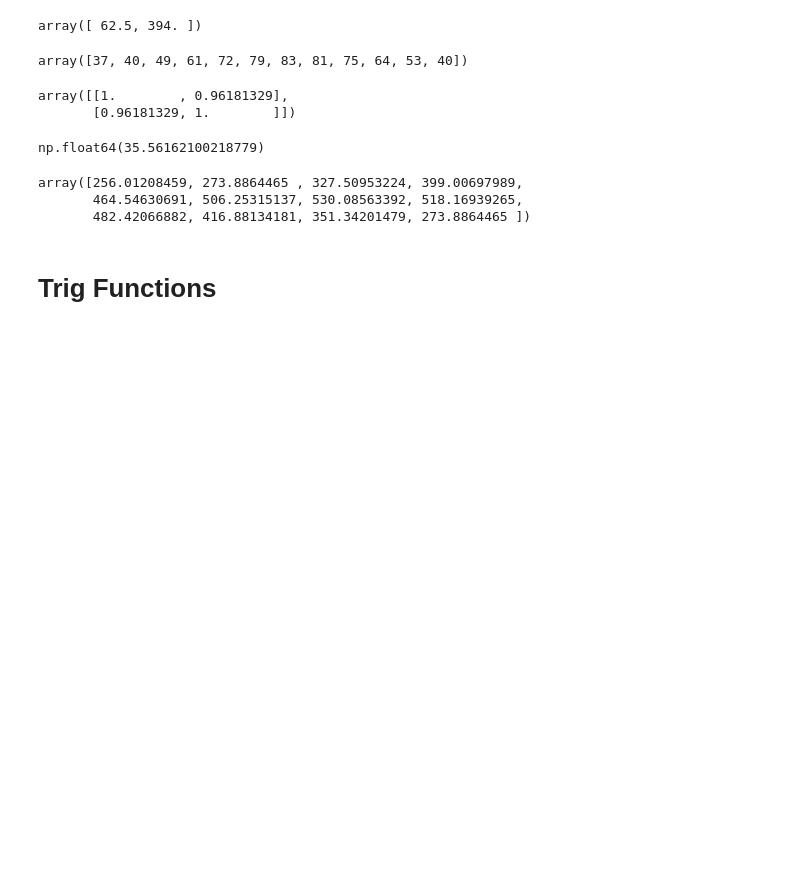
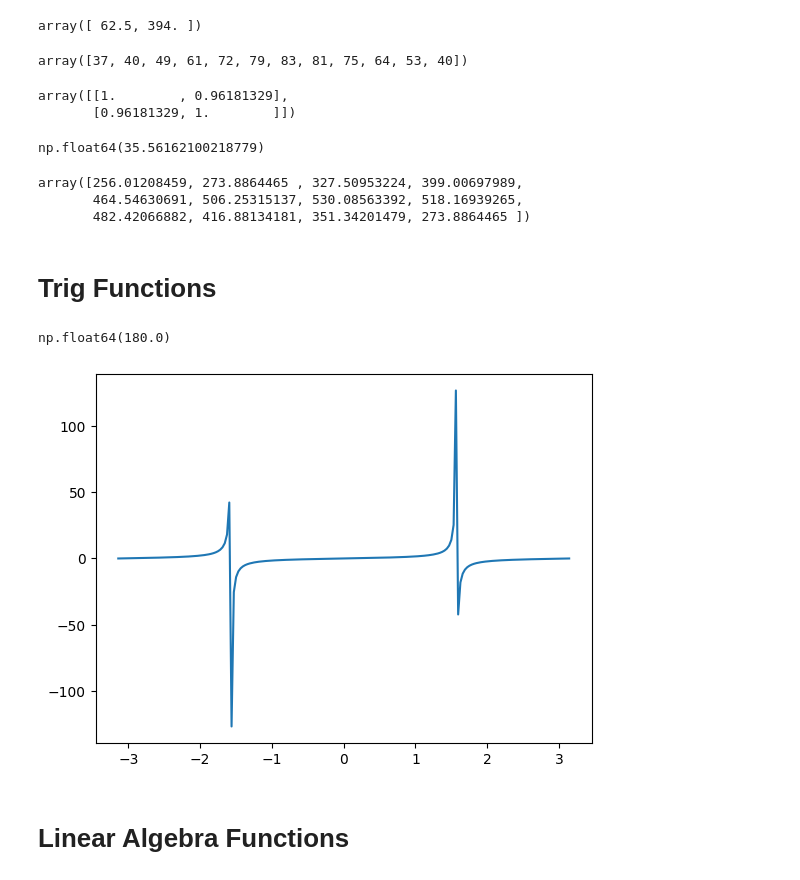
Before and after one commit to YuJieQiu0823712/numpy_practice, a Jupyter notebook: numpy.ipynb, the cells around one changed output. Drawn from its saved outputs; the diff is of its cells as text; code cells hidden in the pictures; blank space fills up the shorter version.

```diff
--- a/numpy.ipynb
+++ b/numpy.ipynb
@@ -456,3 +456,14 @@ array([256.01208459, 273.8864465 , 327.50953224, 399.00697989,
        482.42066882, 416.88134181, 351.34201479, 273.8864465 ])
 # %% [markdown]
 # Trig Functions
+# %%
+t_arr = np.linspace(-np.pi,np.pi,200)
+plt.plot(t_arr, np.tan(t_arr))
+# y = cos(x), x = arccos(y)
+# arctanw, sinh, cosh, tanh, arcshinh, arccosh, arctanh
+
+np.rad2deg(np.pi)
+# np.deg2rad(180)
+# %% [output]
+np.float64(180.0)
+[figure, added]
@@ -458,0 +473,2 @@ array([256.01208459, 273.8864465 , 327.50953224, 399.00697989,
+# %% [markdown]
+# Linear Algebra Functions
```
Also changed, not shown: parts of 41 cells of this notebook.
